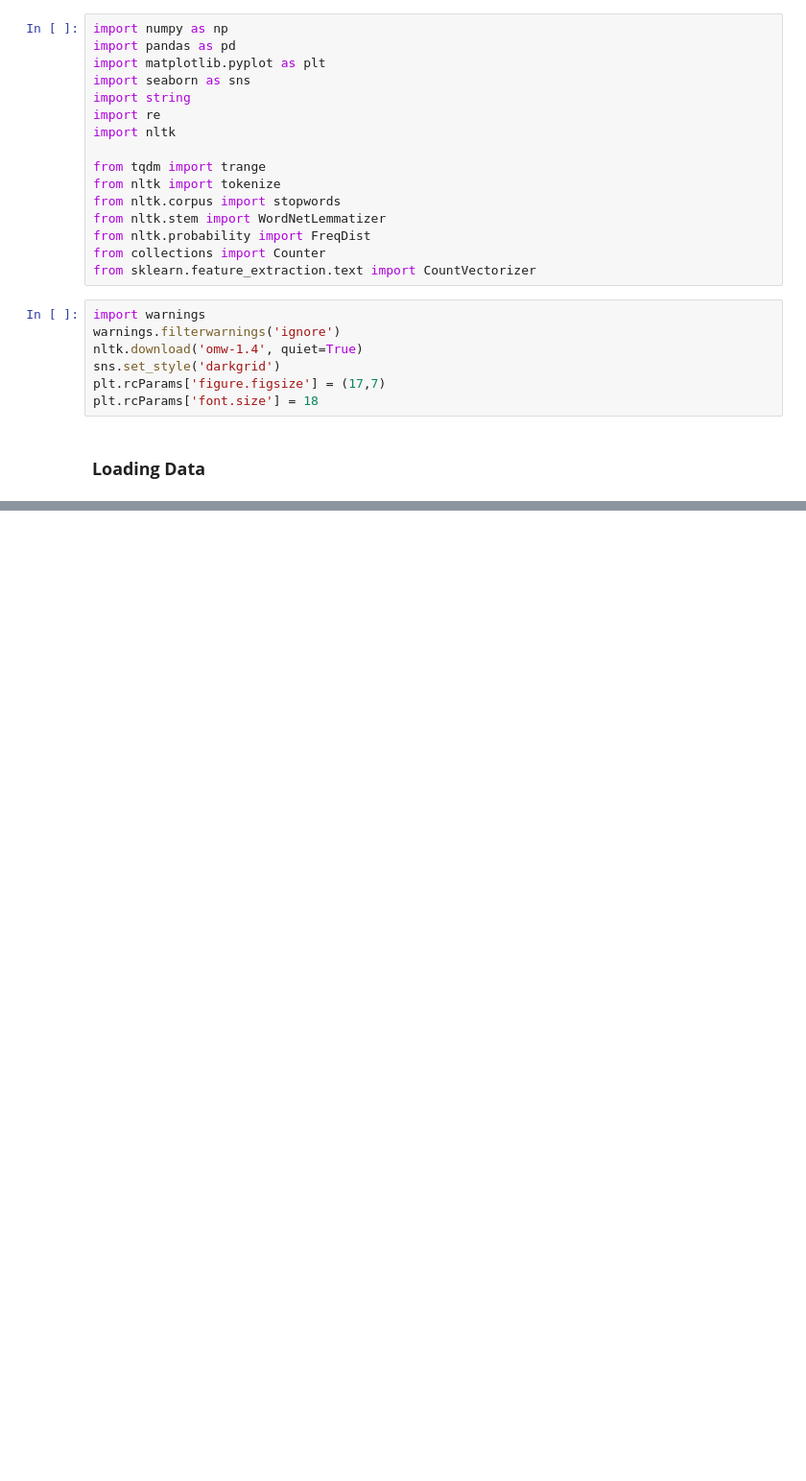
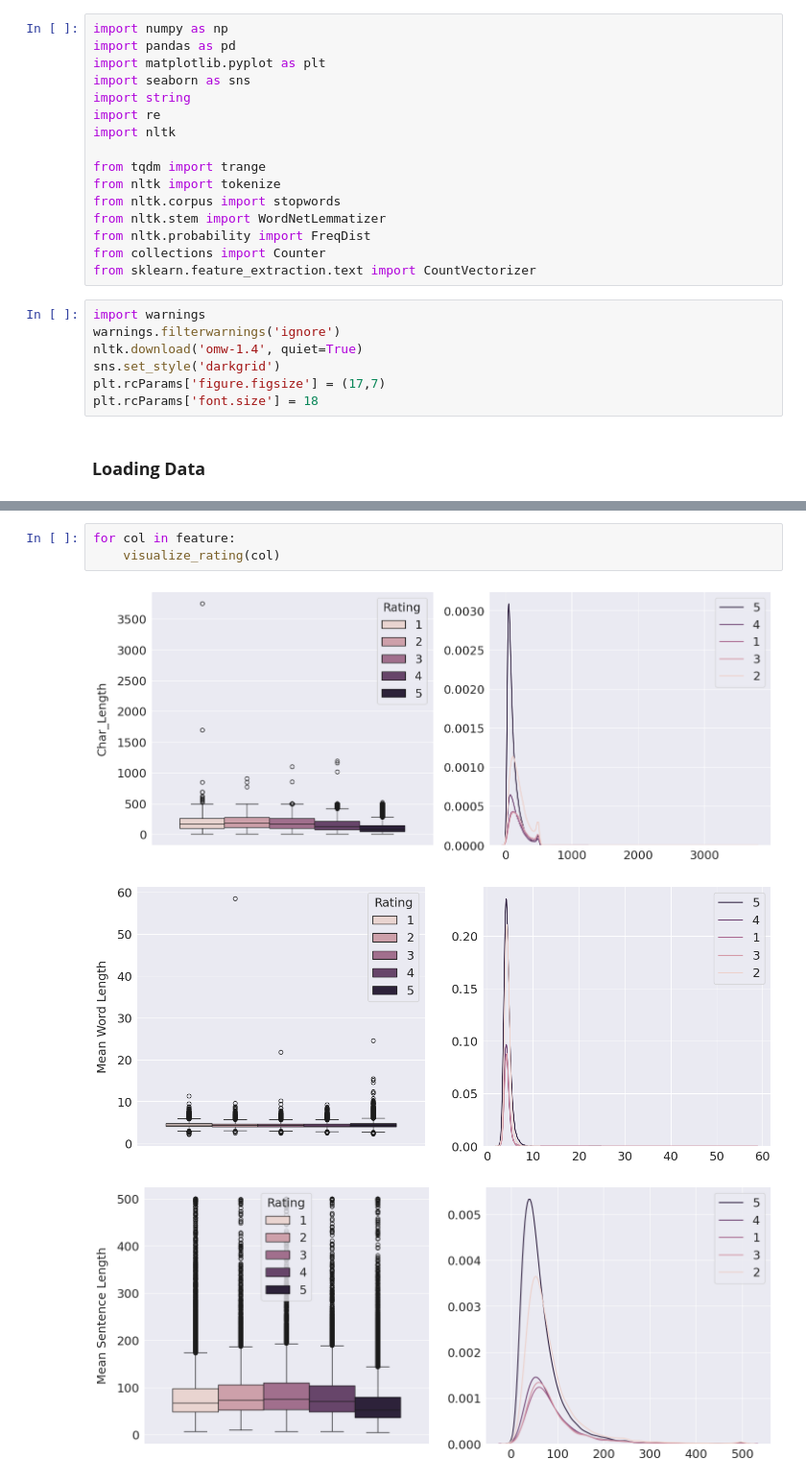
Before and after one commit to firarru/NLP-Spotify-Review, a Jupyter notebook: NLP_Spotify_Reviews.ipynb, the cells around one changed output, grey strips where cells are left out. Shown: that part at 96% size. Saved outputs shown, nothing was run; the diff lists cells and outputs as text; blank space fills up the shorter version.

```diff
--- a/NLP_Spotify_Reviews.ipynb
+++ b/NLP_Spotify_Reviews.ipynb
@@ -29,0 +227,7 @@ plt.rcParams['font.size'] = 18
+# %%
+for col in feature:
+    visualize_rating(col)
+# %% [output]
+[figure, added]
+[figure, added]
+[figure, added]
```
Also changed, not shown: parts of 26 cells of this notebook.
